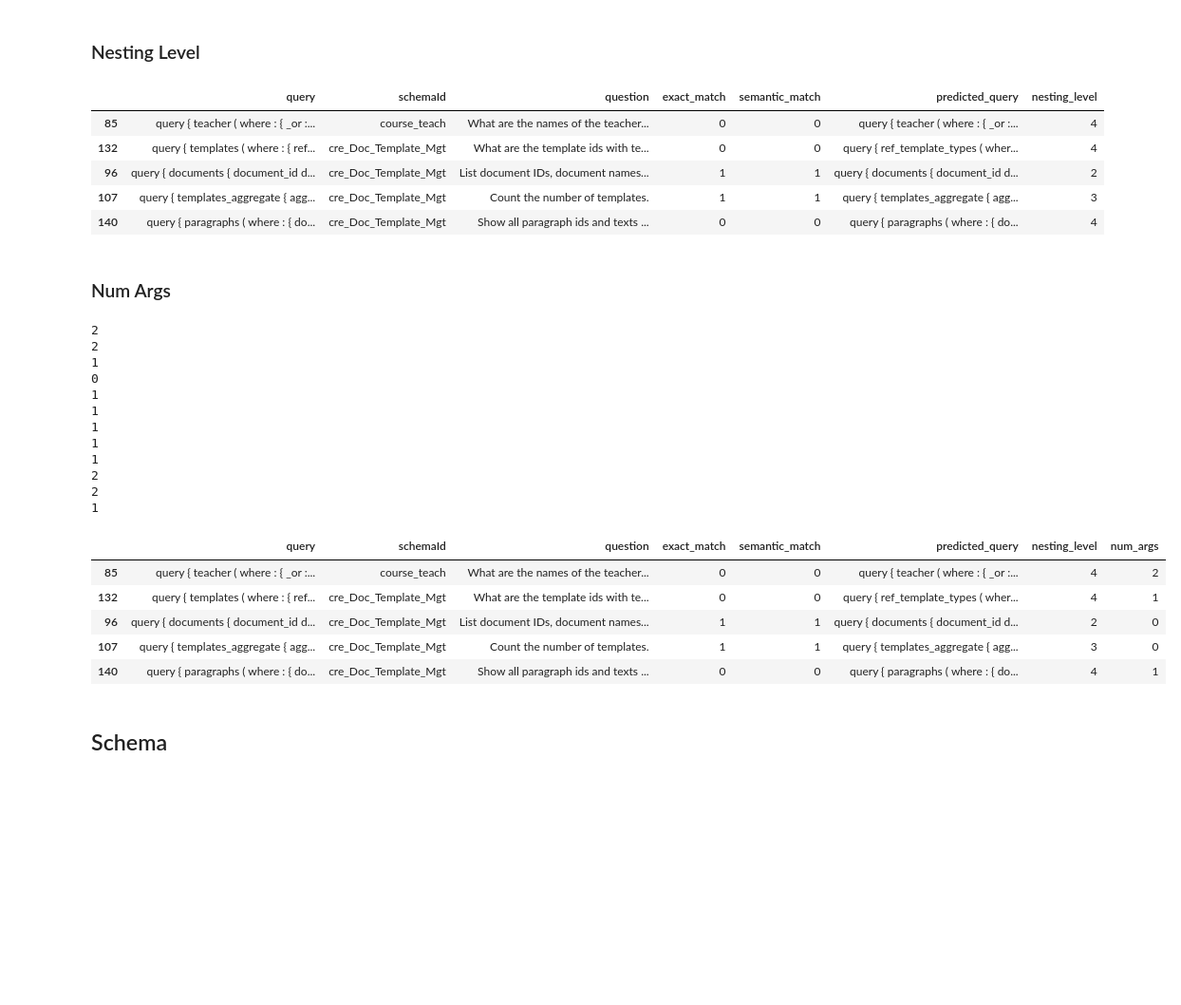
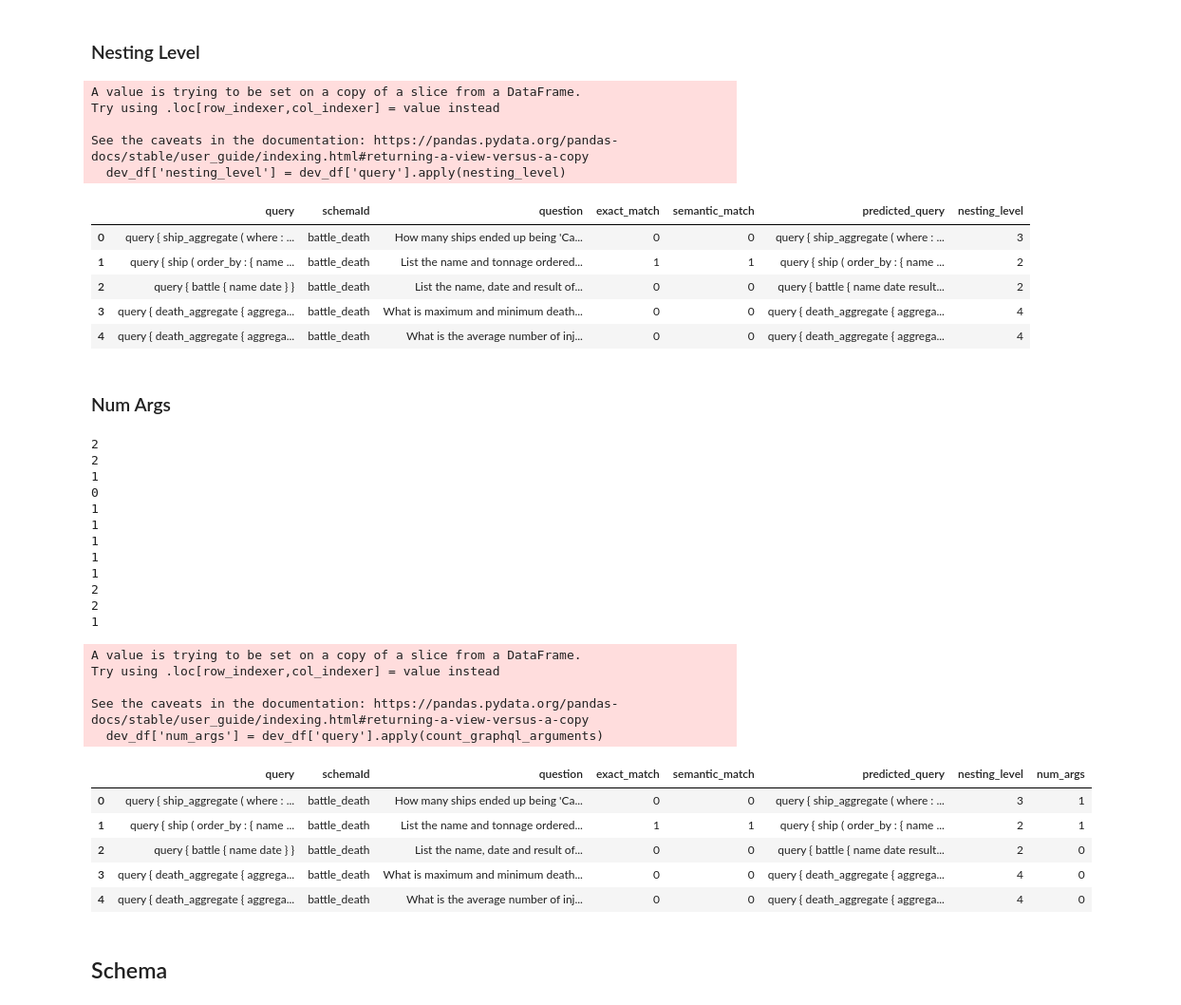
Before and after one commit to Dybton/T5, a Jupyter notebook: T5_SP2.ipynb, the cells around one changed output. Shown: that part at 95% size. Drawn from its saved outputs; the diff is of its cells as text; code cells hidden in the pictures; blank space fills up the shorter version.

```diff
--- a/T5_SP2.ipynb
+++ b/T5_SP2.ipynb
@@ -1088,7 +1130,7 @@ def nesting_level(query):
     return max_nesting
 
 # Calculate the nesting level for each query and add it as a new column
-dev_df_2percent['nesting_level'] = dev_df_2percent['query'].apply(nesting_level)
+dev_df['nesting_level'] = dev_df['query'].apply(nesting_level)
 # create a new column in the dataframe to represent the nesting level bucket
 
 test = False
@@ -1132,14 +1174,19 @@ if stats:
     print("Nesting level 6 " + str(dev_df[dev_df['nesting_level'] == 6].shape[0]))
 
 
-dev_df_2percent.head()
+dev_df.head()
 # %% [output]
+A value is trying to be set on a copy of a slice from a DataFrame.
+Try using .loc[row_indexer,col_indexer] = value instead
+
+See the caveats in the documentation: https://pandas.pydata.org/pandas-docs/stable/user_guide/indexing.html#returning-a-view-versus-a-copy
+  dev_df['nesting_level'] = dev_df['query'].apply(nesting_level)
 |  | query | schemaId | question | exact_match | semantic_match | predicted_query | nesting_level |
-| 85 | query { teacher ( where : { _or :... | course_teach | What are the names of the teacher... | 0 | 0 | query { teacher ( where : { _or :... | 4 |
-| 132 | query { templates ( where : { ref... | cre_Doc_Template_Mgt | What are the template ids with te... | 0 | 0 | query { ref_template_types ( wher... | 4 |
-| 96 | query { documents { document_id d... | cre_Doc_Template_Mgt | List document IDs, document names... | 1 | 1 | query { documents { document_id d... | 2 |
-| 107 | query { templates_aggregate { agg... | cre_Doc_Template_Mgt | Count the number of templates. | 1 | 1 | query { templates_aggregate { agg... | 3 |
-| 140 | query { paragraphs ( where : { do... | cre_Doc_Template_Mgt | Show all paragraph ids and texts ... | 0 | 0 | query { paragraphs ( where : { do... | 4 |
+| 0 | query { ship_aggregate ( where : ... | battle_death | How many ships ended up being 'Ca... | 0 | 0 | query { ship_aggregate ( where : ... | 3 |
+| 1 | query { ship ( order_by : { name ... | battle_death | List the name and tonnage ordered... | 1 | 1 | query { ship ( order_by : { name ... | 2 |
+| 2 | query { battle { name date } } | battle_death | List the name, date and result of... | 0 | 0 | query { battle { name date result... | 2 |
+| 3 | query { death_aggregate { aggrega... | battle_death | What is maximum and minimum death... | 0 | 0 | query { death_aggregate { aggrega... | 4 |
+| 4 | query { death_aggregate { aggrega... | battle_death | What is the average number of inj... | 0 | 0 | query { death_aggregate { aggrega... | 4 |
 # %% [markdown]
 ### Num Args
 # %%
@@ -1159,7 +1206,7 @@ def count_graphql_arguments(query: str) -> int:
         count += match.count(':')
     return count
 
-dev_df_2percent['num_args'] = dev_df_2percent['query'].apply(count_graphql_arguments)
+dev_df['num_args'] = dev_df['query'].apply(count_graphql_arguments)
 
 test = True
 stats = False
@@ -1187,39 +1234,44 @@ if test:
     print(count_graphql_arguments(query10))  # Output: 2
     query11 = '{ matches_aggregate ( where : { _and : { winner_hand : { _eq : \"L\" } , tourney_name : { _eq : \"WTA Championships\" } } } ) { aggregate { count } } }'
     print(count_graphql_arguments(query11))  # Output: 2
     query12 =  '{ paragraphs_aggregate ( where : { document : { document_name : { _eq : \"Summer Show\" } } } ) { aggregate { count } } }'
     print(count_graphql_arguments(query12))  # Output: 1
 
 if stats:
     dev_df['num_args'].hist()
 
     print(dev_df['num_args'].min())
     print(dev_df['num_args'].max())
 
     print(dev_df['num_args'].mean())
     print(dev_df['num_args'].median())
 
 
-dev_df_2percent.head()
+dev_df.head()
 # %% [output]
 2
 2
 1
 0
 1
 1
 1
 1
 1
 2
 2
 1
+A value is trying to be set on a copy of a slice from a DataFrame.
+Try using .loc[row_indexer,col_indexer] = value instead
+
+See the caveats in the documentation: https://pandas.pydata.org/pandas-docs/stable/user_guide/indexing.html#returning-a-view-versus-a-copy
+  dev_df['num_args'] = dev_df['query'].apply(count_graphql_arguments)
 |  | query | schemaId | question | exact_match | semantic_match | predicted_query | nesting_level | num_args |
-| 85 | query { teacher ( where : { _or :... | course_teach | What are the names of the teacher... | 0 | 0 | query { teacher ( where : { _or :... | 4 | 2 |
-| 132 | query { templates ( where : { ref... | cre_Doc_Template_Mgt | What are the template ids with te... | 0 | 0 | query { ref_template_types ( wher... | 4 | 1 |
-| 96 | query { documents { document_id d... | cre_Doc_Template_Mgt | List document IDs, document names... | 1 | 1 | query { documents { document_id d... | 2 | 0 |
-| 107 | query { templates_aggregate { agg... | cre_Doc_Template_Mgt | Count the number of templates. | 1 | 1 | query { templates_aggregate { agg... | 3 | 0 |
-| 140 | query { paragraphs ( where : { do... | cre_Doc_Template_Mgt | Show all paragraph ids and texts ... | 0 | 0 | query { paragraphs ( where : { do... | 4 | 1 |
+| 0 | query { ship_aggregate ( where : ... | battle_death | How many ships ended up being 'Ca... | 0 | 0 | query { ship_aggregate ( where : ... | 3 | 1 |
+| 1 | query { ship ( order_by : { name ... | battle_death | List the name and tonnage ordered... | 1 | 1 | query { ship ( order_by : { name ... | 2 | 1 |
+| 2 | query { battle { name date } } | battle_death | List the name, date and result of... | 0 | 0 | query { battle { name date result... | 2 | 0 |
+| 3 | query { death_aggregate { aggrega... | battle_death | What is maximum and minimum death... | 0 | 0 | query { death_aggregate { aggrega... | 4 | 0 |
+| 4 | query { death_aggregate { aggrega... | battle_death | What is the average number of inj... | 0 | 0 | query { death_aggregate { aggrega... | 4 | 0 |
 # %% [markdown]
 ## Schema
 # %%
```
Also changed, not shown: parts of 8 cells of this notebook, 1 other file.
